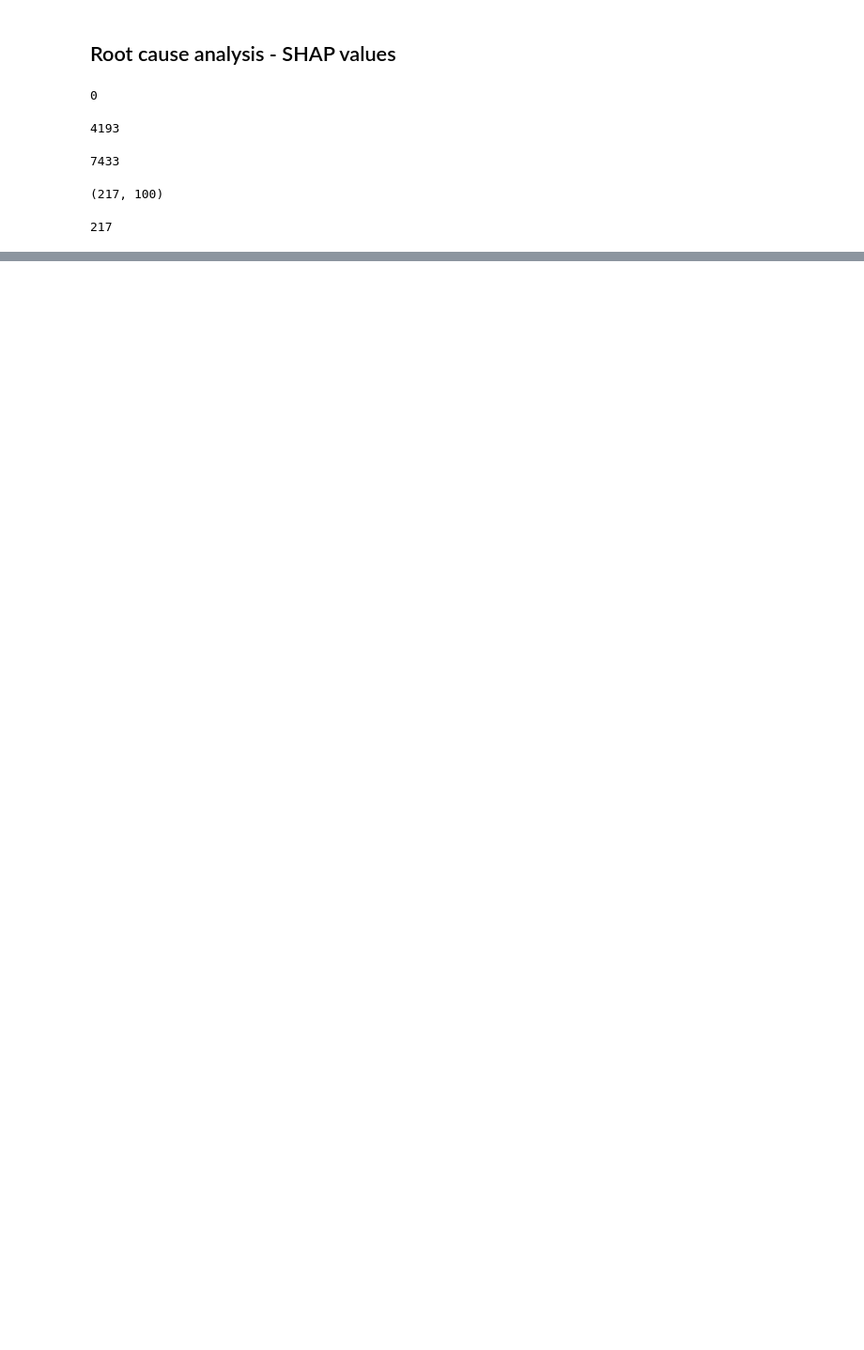
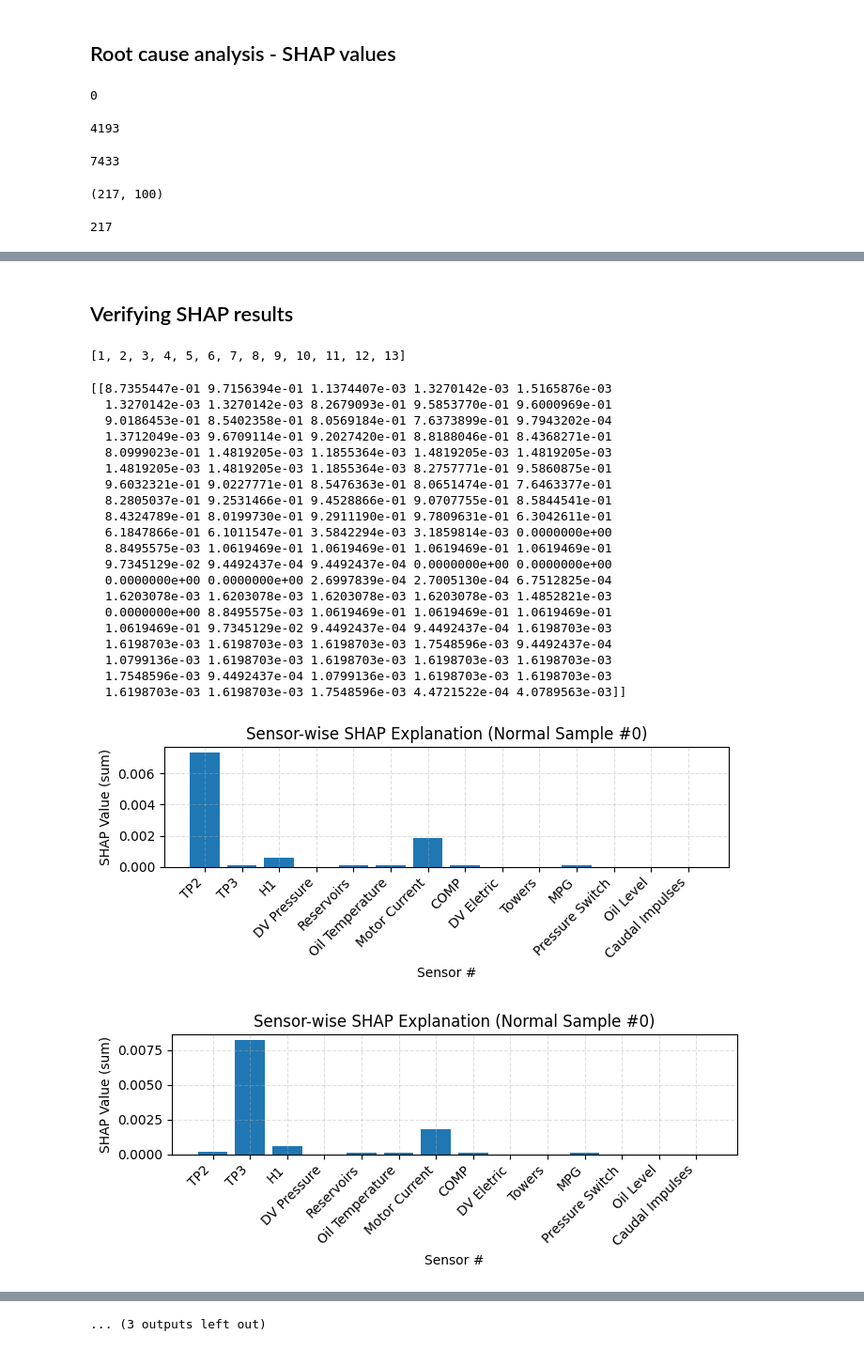
Before and after one commit to joaotiago-dias/metro_porto, a Jupyter notebook: Porto_SAE_window_large_v3.ipynb, the cells around one changed output, grey strips where cells are left out. Shown at 94% size. Cells and saved outputs as stored; diff of their text form; code cells hidden in the pictures; blank space fills up the shorter version.

```diff
--- a/Porto_SAE_window_large_v3.ipynb
+++ b/Porto_SAE_window_large_v3.ipynb
@@ -1174,0 +1288,41 @@ while True:
+# %% [markdown]
+## Verifying SHAP results
+# %%
+[i for i in range(1,14)]
+# %% [output]
+[1, 2, 3, 4, 5, 6, 7, 8, 9, 10, 11, 12, 13]
+# %%
+# Create synthetic anomaly by corrupting one sensor's data
+synthetic_sample = X_train_sample[8:9].copy()
+print(synthetic_sample) # Add large offset
+
+for i in range(14):
+    synthetic_sample_aux = synthetic_sample.copy()
+    synthetic_sample_aux[0][i*7:(i+1)*7] = np.random.rand(7)
+
+    # Compute SHAP for this sample
+    synth_shap = explainer(synthetic_sample_aux)
+    plot_sensor_shap_values(synth_shap)
+# %% [output]
+[[8.7355447e-01 9.7156394e-01 1.1374407e-03 1.3270142e-03 1.5165876e-03
+  1.3270142e-03 1.3270142e-03 8.2679093e-01 9.5853770e-01 9.6000969e-01
+  9.0186453e-01 8.5402358e-01 8.0569184e-01 7.6373899e-01 9.7943202e-04
+  1.3712049e-03 9.6709114e-01 9.2027420e-01 8.8188046e-01 8.4368271e-01
+  8.0999023e-01 1.4819205e-03 1.1855364e-03 1.4819205e-03 1.4819205e-03
+  1.4819205e-03 1.4819205e-03 1.1855364e-03 8.2757771e-01 9.5860875e-01
+  9.6032321e-01 9.0227771e-01 8.5476363e-01 8.0651474e-01 7.6463377e-01
+  8.2805037e-01 9.2531466e-01 9.4528866e-01 9.0707755e-01 8.5844541e-01
+  8.4324789e-01 8.0199730e-01 9.2911190e-01 9.7809631e-01 6.3042611e-01
+  6.1847866e-01 6.1011547e-01 3.5842294e-03 3.1859814e-03 0.0000000e+00
+  8.8495575e-03 1.0619469e-01 1.0619469e-01 1.0619469e-01 1.0619469e-01
+  9.7345129e-02 9.4492437e-04 9.4492437e-04 0.0000000e+00 0.0000000e+00
+  0.0000000e+00 0.0000000e+00 2.6997839e-04 2.7005130e-04 6.7512825e-04
+  1.6203078e-03 1.6203078e-03 1.6203078e-03 1.6203078e-03 1.4852821e-03
+  0.0000000e+00 8.8495575e-03 1.0619469e-01 1.0619469e-01 1.0619469e-01
+  1.0619469e-01 9.7345129e-02 9.4492437e-04 9.4492437e-04 1.6198703e-03
+  1.6198703e-03 1.6198703e-03 1.6198703e-03 1.7548596e-03 9.4492437e-04
+  1.0799136e-03 1.6198703e-03 1.6198703e-03 1.6198703e-03 1.6198703e-03
+  1.7548596e-03 9.4492437e-04 1.0799136e-03 1.6198703e-03 1.6198703e-03
+  1.6198703e-03 1.6198703e-03 1.7548596e-03 4.4721522e-04 4.0789563e-03]]
+[figure, added]
+[figure, added]
@@ -1174,0 +1338 @@ while True:
+... (3 outputs left out)
```
Also changed, not shown: parts of 18 cells of this notebook.
